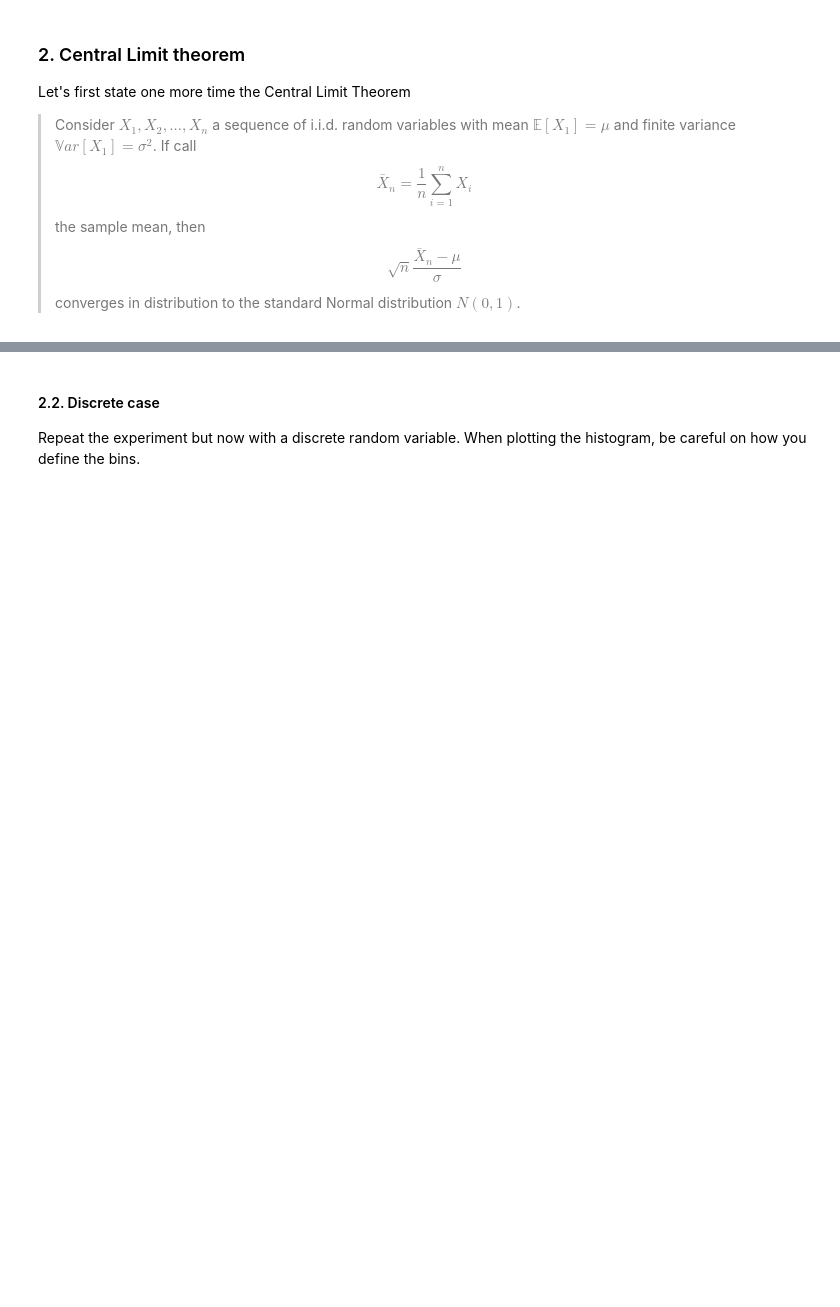
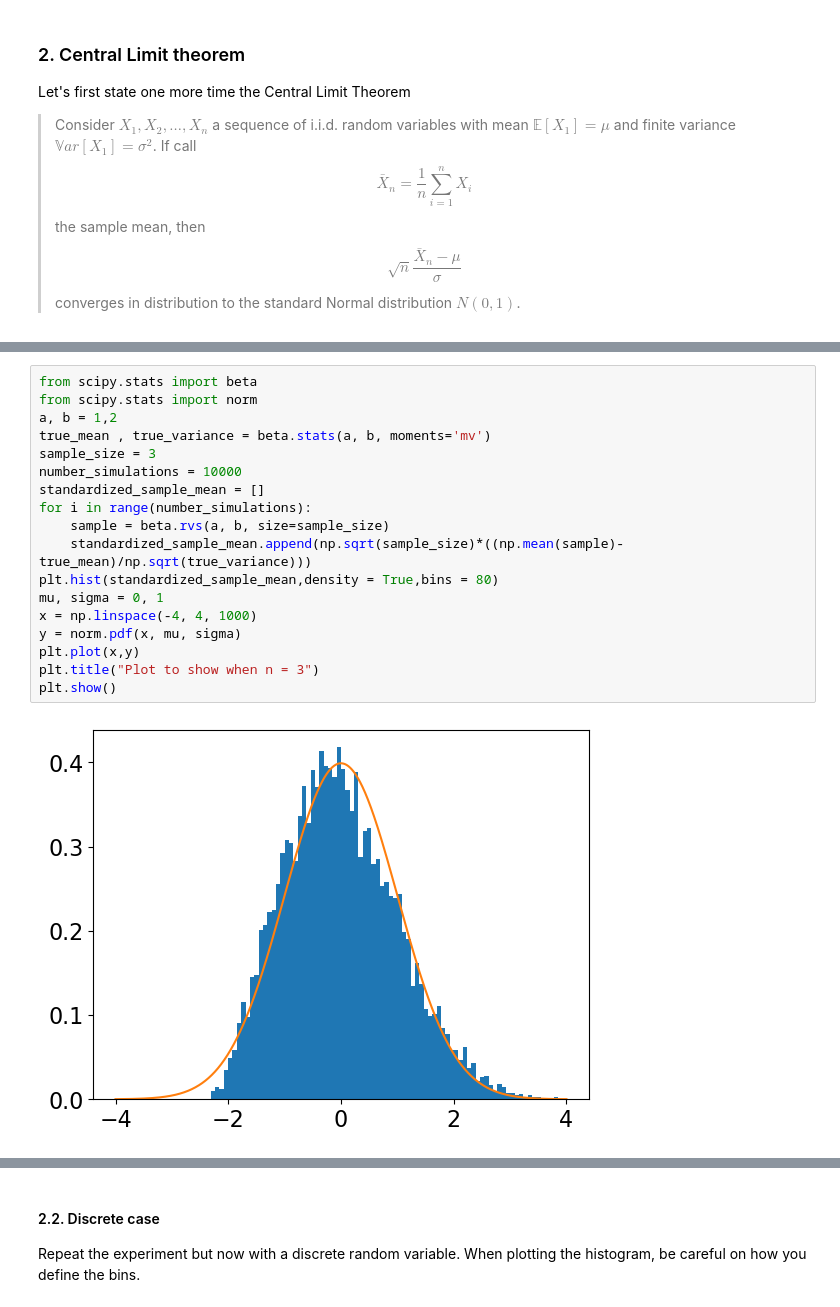
Before and after one commit to UCB-stat-201a-fall23/project02-PhudishTam, a Jupyter notebook: Project02-Concentration.ipynb, the cells around one changed output, grey strips where cells are left out. Cells and saved outputs as stored; diff of their text form; blank space fills up the shorter version.

```diff
--- a/Project02-Concentration.ipynb
+++ b/Project02-Concentration.ipynb
@@ -147,3 +157,23 @@ Pick a continuous random variable with bounded second moment and show that the c
 This is how the solution should look like for the mean of Beta distributions and a total of 10000 simulations.
 
 <img src="solution_2_1.png" alt="Solution" />
+# %%
+from scipy.stats import beta
+from scipy.stats import norm
+a, b = 1,2
+true_mean , true_variance = beta.stats(a, b, moments='mv')
+sample_size = 3
+number_simulations = 10000
+standardized_sample_mean = []
+for i in range(number_simulations):
+    sample = beta.rvs(a, b, size=sample_size)
+    standardized_sample_mean.append(np.sqrt(sample_size)*((np.mean(sample)-true_mean)/np.sqrt(true_variance)))
+plt.hist(standardized_sample_mean,density = True,bins = 80)
+mu, sigma = 0, 1
+x = np.linspace(-4, 4, 1000)
+y = norm.pdf(x, mu, sigma)
+plt.plot(x,y)
+plt.title("Plot to show when n = 3")
+plt.show()
+# %% [output]
+[figure, added]
```
Also changed, not shown: parts of 7 cells of this notebook.
